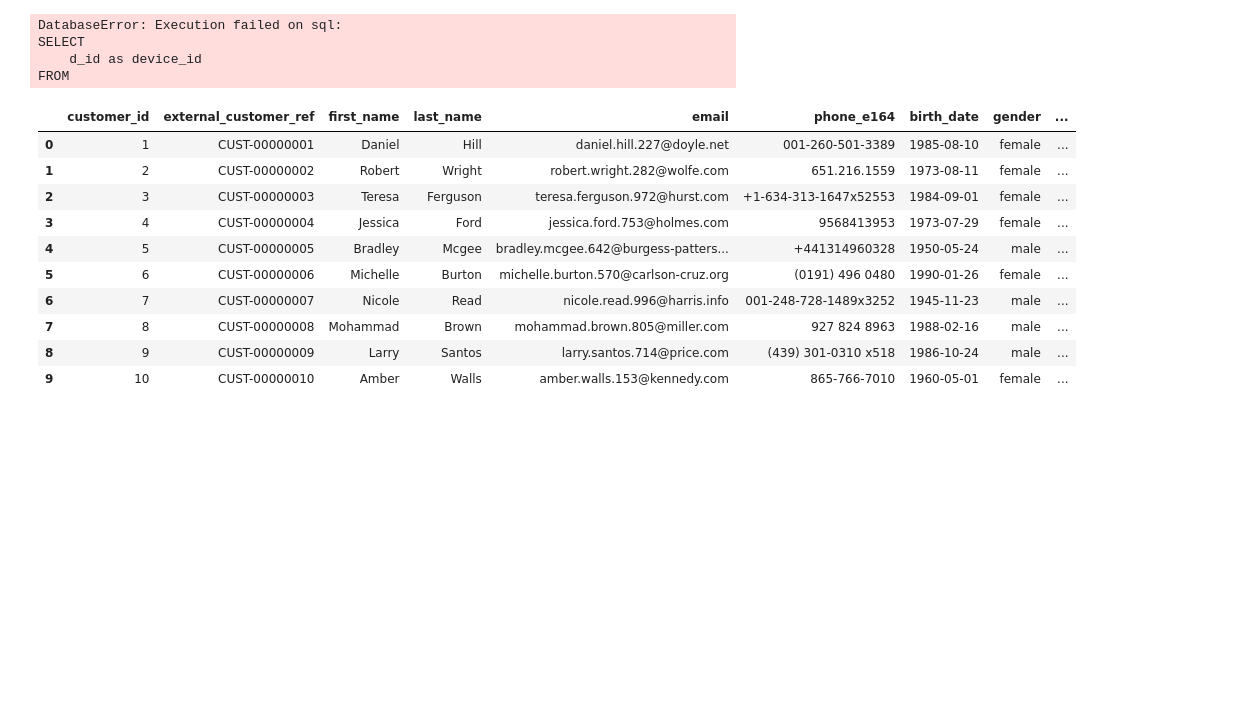
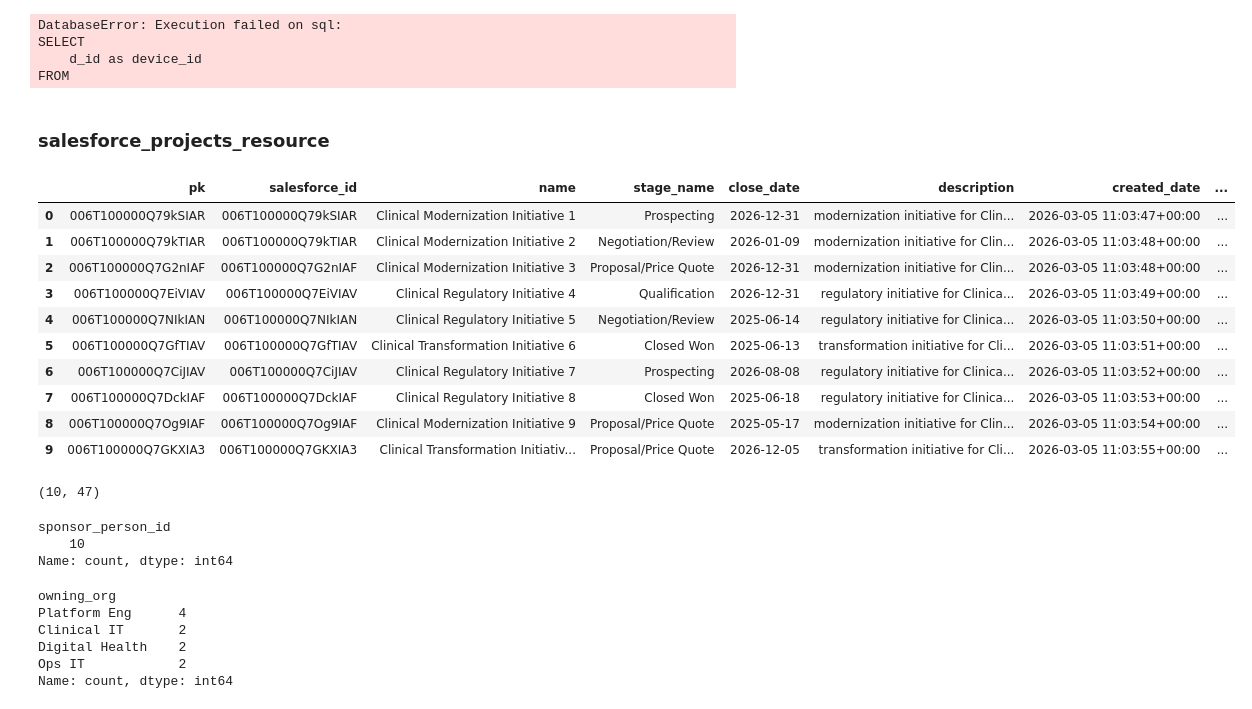
Before and after one commit to Acies-Nivedhaa/Analytics_Acc_V2, a Jupyter notebook: sqllite_check.ipynb, the cells around one changed output. Drawn from its saved outputs; the diff is of its cells as text; code cells hidden in the pictures; blank space fills up the shorter version.

Commit message:
Modified for Trino, accepting lesser number of tables

```diff
--- a/sqllite_check.ipynb
+++ b/sqllite_check.ipynb
@@ -65,6 +65,8 @@ DatabaseError: Execution failed on sql:
 SELECT
     d_id as device_id
 FROM
+# %% [markdown]
+### salesforce_projects_resource
 # %%
 from trino.dbapi import connect
 from trino.auth import BasicAuthentication
@@ -75,42 +77,62 @@ conn = connect(
     host="tcp.known-racer.mydataos.com",
     port=7432,
     auth=BasicAuthentication(
         "gunasekaranraja",
         "ZGF0YV9tb2RlbGVyLmM0MTQ0MzU0LWNhYmYtNDM0Zi1iYzFhLTI1OWFjYTFlMTYxMA=="
     ),
     http_scheme="https",
     http_headers={"cluster-name": "minervac"}
 )
 
 # Execute query
 cur = conn.cursor()
 cur.execute("""
-                SELECT * FROM "icebase"."customer_360".customer LIMIT 10
+                SELECT * FROM "icebase"."portfolio_intel".salesforce_projects_resource LIMIT 10
             """)
 
 # Get column names from cursor description
 column_names = [desc[0] for desc in cur.description]
 
 # Fetch rows and convert to DataFrame
 rows = cur.fetchall()
 df = pd.DataFrame(rows, columns=column_names)
+pd.set_option('display.max_columns', None)
 
 # df
 # Save to CSV
 # df.to_csv("manage_upload.csv", index=False)
 
 # Print the DataFrame
 # print(df)
 df
 # %% [output]
-|  | customer_id | external_customer_ref | first_name | last_name | email | phone_e164 | birth_date | gender | ... |
-| 0 | 1 | CUST-00000001 | Daniel | Hill | daniel.hill.227@doyle.net | 001-260-501-3389 | 1985-08-10 | female | ... |
-| 1 | 2 | CUST-00000002 | Robert | Wright | robert.wright.282@wolfe.com | 651.216.1559 | 1973-08-11 | female | ... |
-| 2 | 3 | CUST-00000003 | Teresa | Ferguson | teresa.ferguson.972@hurst.com | +1-634-313-1647x52553 | 1984-09-01 | female | ... |
-| 3 | 4 | CUST-00000004 | Jessica | Ford | jessica.ford.753@holmes.com | 9568413953 | 1973-07-29 | female | ... |
-| 4 | 5 | CUST-00000005 | Bradley | Mcgee | bradley.mcgee.642@burgess-patters... | +441314960328 | 1950-05-24 | male | ... |
-| 5 | 6 | CUST-00000006 | Michelle | Burton | michelle.burton.570@carlson-cruz.org | (0191) 496 0480 | 1990-01-26 | female | ... |
-| 6 | 7 | CUST-00000007 | Nicole | Read | nicole.read.996@harris.info | 001-248-728-1489x3252 | 1945-11-23 | male | ... |
-| 7 | 8 | CUST-00000008 | Mohammad | Brown | mohammad.brown.805@miller.com | 927 824 8963 | 1988-02-16 | male | ... |
-| 8 | 9 | CUST-00000009 | Larry | Santos | larry.santos.714@price.com | (439) 301-0310 x518 | 1986-10-24 | male | ... |
-| 9 | 10 | CUST-00000010 | Amber | Walls | amber.walls.153@kennedy.com | 865-766-7010 | 1960-05-01 | female | ... |
+|  | pk | salesforce_id | name | stage_name | close_date | description | created_date | ... |
+| 0 | 006T100000Q79kSIAR | 006T100000Q79kSIAR | Clinical Modernization Initiative 1 | Prospecting | 2026-12-31 | modernization initiative for Clin... | 2026-03-05 11:03:47+00:00 | ... |
+| 1 | 006T100000Q79kTIAR | 006T100000Q79kTIAR | Clinical Modernization Initiative 2 | Negotiation/Review | 2026-01-09 | modernization initiative for Clin... | 2026-03-05 11:03:48+00:00 | ... |
+| 2 | 006T100000Q7G2nIAF | 006T100000Q7G2nIAF | Clinical Modernization Initiative 3 | Proposal/Price Quote | 2026-12-31 | modernization initiative for Clin... | 2026-03-05 11:03:48+00:00 | ... |
+| 3 | 006T100000Q7EiVIAV | 006T100000Q7EiVIAV | Clinical Regulatory Initiative 4 | Qualification | 2026-12-31 | regulatory initiative for Clinica... | 2026-03-05 11:03:49+00:00 | ... |
+| 4 | 006T100000Q7NIkIAN | 006T100000Q7NIkIAN | Clinical Regulatory Initiative 5 | Negotiation/Review | 2025-06-14 | regulatory initiative for Clinica... | 2026-03-05 11:03:50+00:00 | ... |
+| 5 | 006T100000Q7GfTIAV | 006T100000Q7GfTIAV | Clinical Transformation Initiative 6 | Closed Won | 2025-06-13 | transformation initiative for Cli... | 2026-03-05 11:03:51+00:00 | ... |
+| 6 | 006T100000Q7CiJIAV | 006T100000Q7CiJIAV | Clinical Regulatory Initiative 7 | Prospecting | 2026-08-08 | regulatory initiative for Clinica... | 2026-03-05 11:03:52+00:00 | ... |
+| 7 | 006T100000Q7DckIAF | 006T100000Q7DckIAF | Clinical Regulatory Initiative 8 | Closed Won | 2025-06-18 | regulatory initiative for Clinica... | 2026-03-05 11:03:53+00:00 | ... |
+| 8 | 006T100000Q7Og9IAF | 006T100000Q7Og9IAF | Clinical Modernization Initiative 9 | Proposal/Price Quote | 2025-05-17 | modernization initiative for Clin... | 2026-03-05 11:03:54+00:00 | ... |
+| 9 | 006T100000Q7GKXIA3 | 006T100000Q7GKXIA3 | Clinical Transformation Initiativ... | Proposal/Price Quote | 2026-12-05 | transformation initiative for Cli... | 2026-03-05 11:03:55+00:00 | ... |
+# %%
+df.shape
+# %% [output]
+(10, 47)
+# %%
+df['sponsor_person_id'].value_counts()
+# %% [output]
+sponsor_person_id
+    10
+Name: count, dtype: int64
+# %%
+df['owning_org'].value_counts()
+# %% [output]
+owning_org
+Platform Eng      4
+Clinical IT       2
+Digital Health    2
+Ops IT            2
+Name: count, dtype: int64
```
Also changed, not shown: parts of 10 cells of this notebook, 2 other files.
